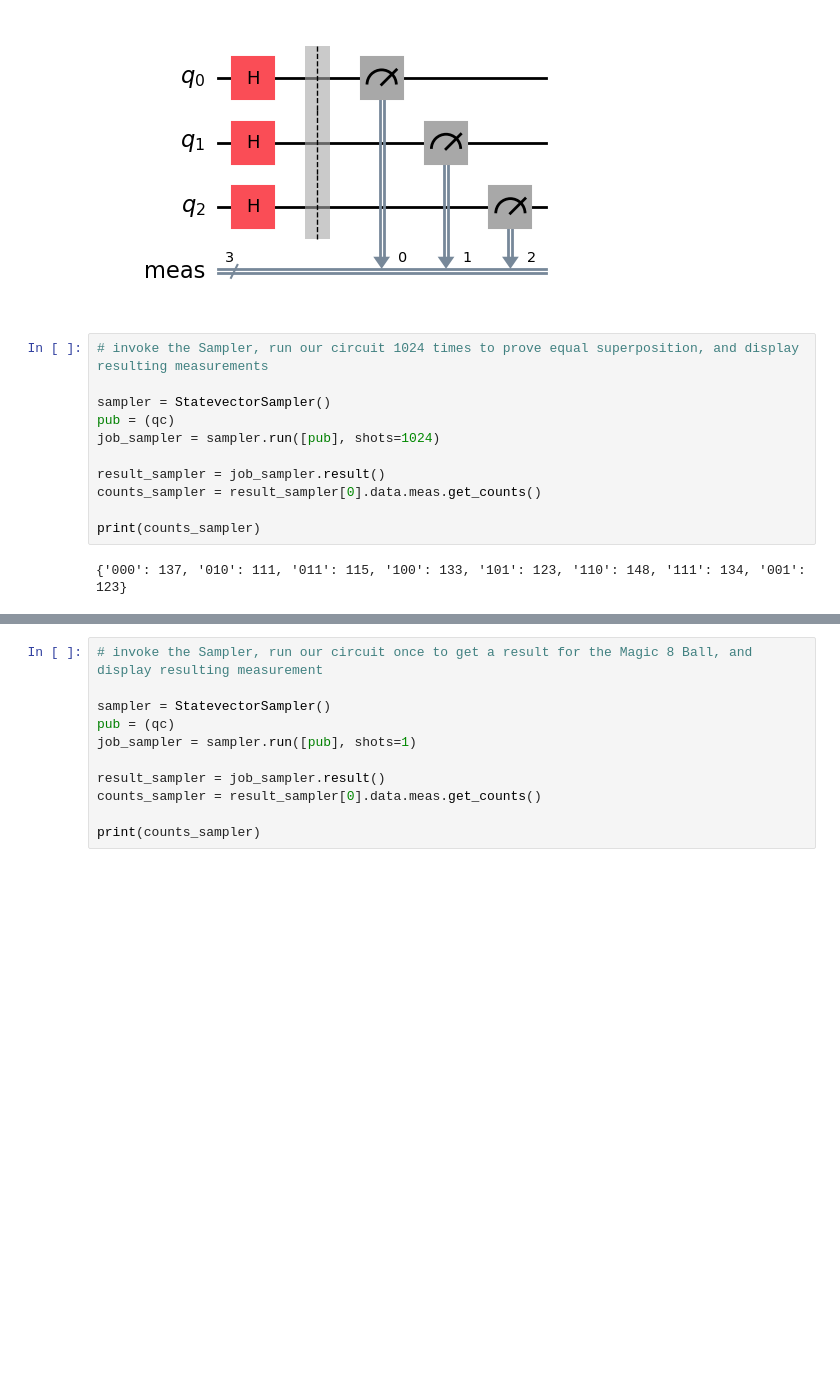
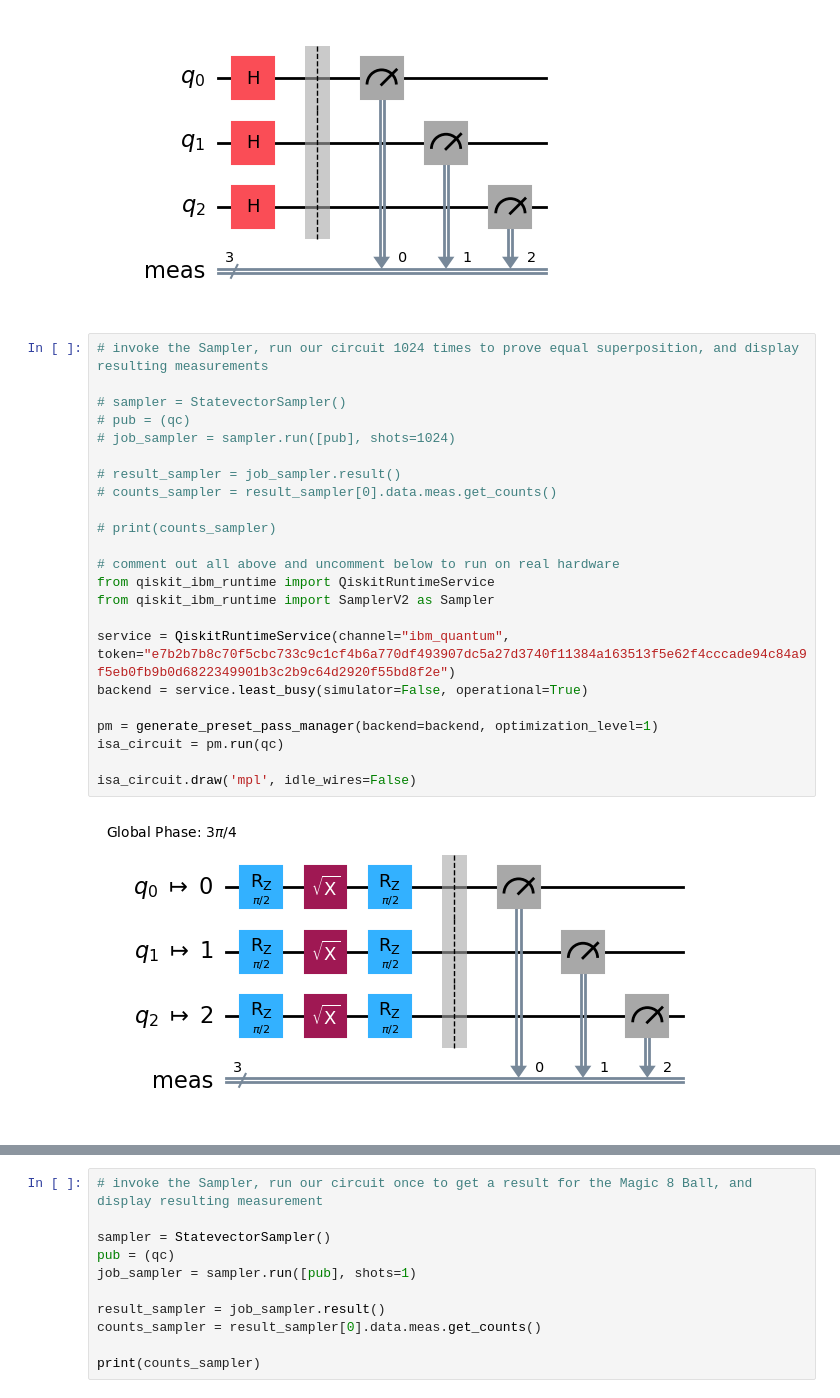
Before and after one commit to annaliese-estes/techxchange-lab-2024, a Jupyter notebook: Qiskit_Lab.ipynb, the cells around one changed output, grey strips where cells are left out. Cells and saved outputs as stored; diff of their text form; blank space fills up the shorter version.

```diff
--- a/Qiskit_Lab.ipynb
+++ b/Qiskit_Lab.ipynb
@@ -63,13 +83,25 @@ qc.draw("mpl")
 # %%
 # invoke the Sampler, run our circuit 1024 times to prove equal superposition, and display resulting measurements
 
-sampler = StatevectorSampler()
-pub = (qc)
-job_sampler = sampler.run([pub], shots=1024)
+# sampler = StatevectorSampler()
+# pub = (qc)
+# job_sampler = sampler.run([pub], shots=1024)
 
-result_sampler = job_sampler.result()
-counts_sampler = result_sampler[0].data.meas.get_counts()
+# result_sampler = job_sampler.result()
+# counts_sampler = result_sampler[0].data.meas.get_counts()
 
-print(counts_sampler)
+# print(counts_sampler)
+
+# comment out all above and uncomment below to run on real hardware
+from qiskit_ibm_runtime import QiskitRuntimeService
+from qiskit_ibm_runtime import SamplerV2 as Sampler
+
+service = QiskitRuntimeService(channel="ibm_quantum", token="e7b2b7b8c70f5cbc733c9c1cf4b6a770df493907dc5a27d3740f11384a163513f5e62f4cccade94c84a9f5eb0fb9b0d6822349901b3c2b9c64d2920f55bd8f2e")
+backend = service.least_busy(simulator=False, operational=True)
+
+pm = generate_preset_pass_manager(backend=backend, optimization_level=1)
+isa_circuit = pm.run(qc)
+
+isa_circuit.draw('mpl', idle_wires=False)
 # %% [output]
-{'000': 137, '010': 111, '011': 115, '100': 133, '101': 123, '110': 148, '111': 134, '001': 123}
+[figure, added]
```
Also changed, not shown: parts of 5 cells of this notebook.
